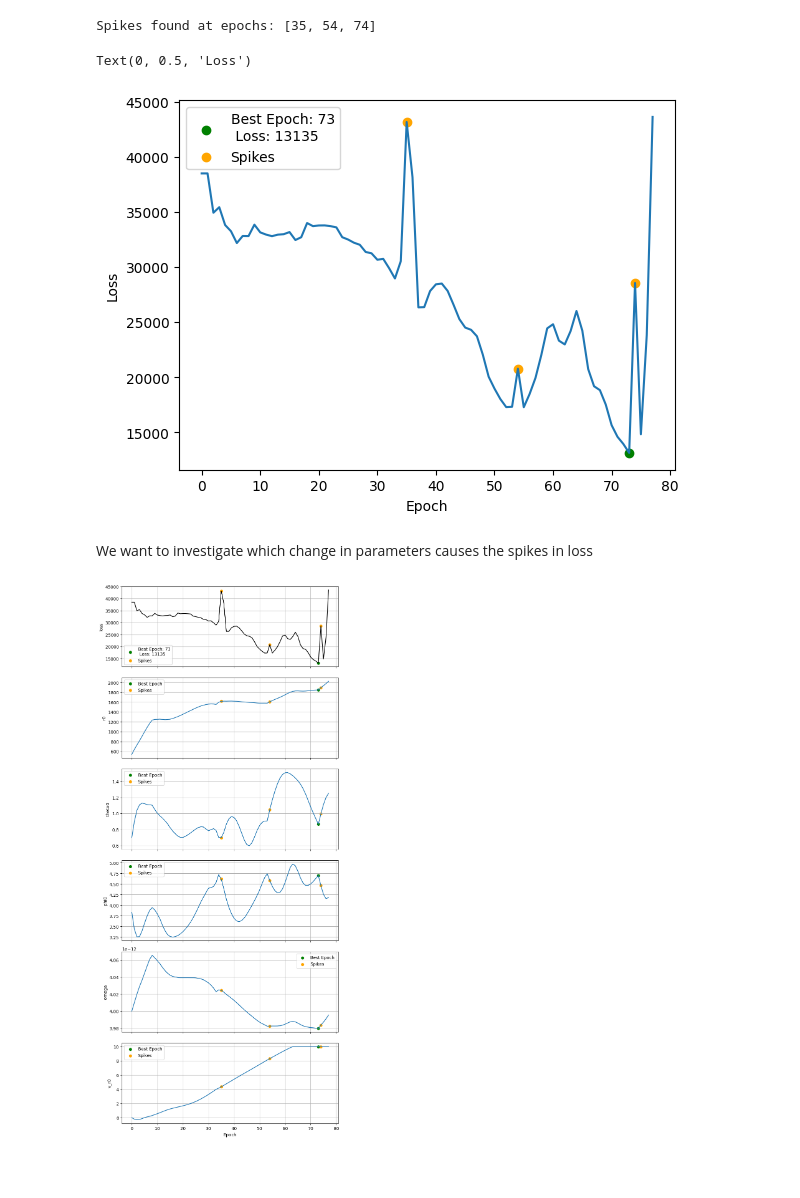
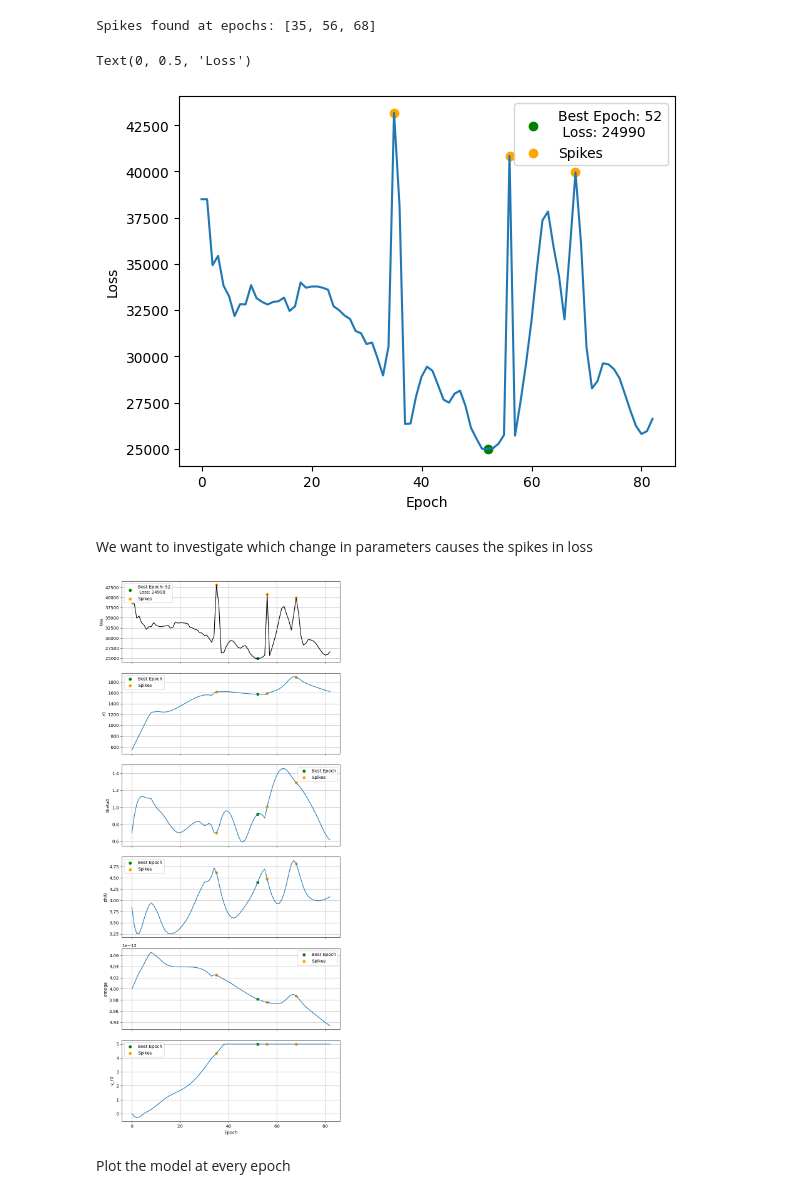
Before and after one commit to Lauren4476/velocity_tools, a Jupyter notebook: plot_optimisation_log.ipynb, the cells around one changed output. Cells and saved outputs as stored; diff of their text form; code cells hidden in the pictures; blank space fills up the shorter version.

```diff
--- a/plot_optimisation_log.ipynb
+++ b/plot_optimisation_log.ipynb
@@ -11,28 +18,28 @@ def find_spikes(loss, threshold=0.1):
     return spikes
 # %%
 # import data
-optimisation_log = pd.read_csv("optimisation_log.csv")
+optimisation_log = pd.read_csv("streamfit_test_output/optimisation_log.csv")
 optimisation_log
 
-epoch = optimisation_log["epoch"].values
+epochs = optimisation_log["epoch"].values
 loss = optimisation_log["loss"].values
 
 lowest_loss = min(loss)
-best_epoch = epoch[loss.argmin()]
+best_epoch = epochs[loss.argmin()]
 
 spikes = find_spikes(loss, threshold=0.1)
 print(f"Spikes found at epochs: {spikes}")
 
-plt.plot(epoch, loss)
+plt.plot(epochs, loss)
 plt.scatter(best_epoch, lowest_loss, color="green", label=f"Best Epoch: {best_epoch}\n Loss: {lowest_loss:.0f}")
-plt.scatter(epoch[spikes], loss[spikes], color="orange", label="Spikes")
+plt.scatter(epochs[spikes], loss[spikes], color="orange", label="Spikes")
 plt.legend()
 plt.xlabel("Epoch")
 plt.ylabel("Loss")
 # %% [output]
-Spikes found at epochs: [35, 54, 74]
+Spikes found at epochs: [35, 56, 68]
 Text(0, 0.5, 'Loss')
-[figure, old version]
+[figure, new version]
 # %% [markdown]
 We want to investigate which change in parameters causes the spikes in loss
 # %%
@@ -41,18 +48,18 @@ param_names = [col for col in optimisation_log.columns if col not in ("epoch", "
 
 fig, axes = plt.subplots(len(param_names) + 1, 1, figsize=(8, 3 * (len(param_names) + 1)), sharex=True)
 loss_ax = axes[0]
-loss_ax.plot(epoch, loss, color="black")
+loss_ax.plot(epochs, loss, color="black")
 loss_ax.scatter(best_epoch, lowest_loss, color="green", label=f"Best Epoch: {best_epoch}\n Loss: {lowest_loss:.0f}")
-loss_ax.scatter(epoch[spikes], loss[spikes], color="orange", label="Spikes")
+loss_ax.scatter(epochs[spikes], loss[spikes], color="orange", label="Spikes")
 loss_ax.set_ylabel("loss")
 loss_ax.grid(True)
 loss_ax.legend()
 
 for ax, param in zip(axes[1:], param_names):
     param_values = optimisation_log[param].values
-    ax.plot(epoch, param_values)
+    ax.plot(epochs, param_values)
     ax.scatter(best_epoch, param_values[loss.argmin()], color="green", label="Best Epoch")
-    ax.scatter(epoch[spikes], param_values[spikes], color="orange", label="Spikes")
+    ax.scatter(epochs[spikes], param_values[spikes], color="orange", label="Spikes")
     ax.set_ylabel(param)
     ax.grid(True)
     ax.legend()
@@ -61,4 +68,6 @@ axes[-1].set_xlabel("Epoch")
 fig.tight_layout()
 plt.show()
 # %% [output]
-[figure, old version]
+[figure, new version]
+# %% [markdown]
+Plot the model at every epoch
```
Also changed, not shown: parts of 3 cells of this notebook, 6 other files.
